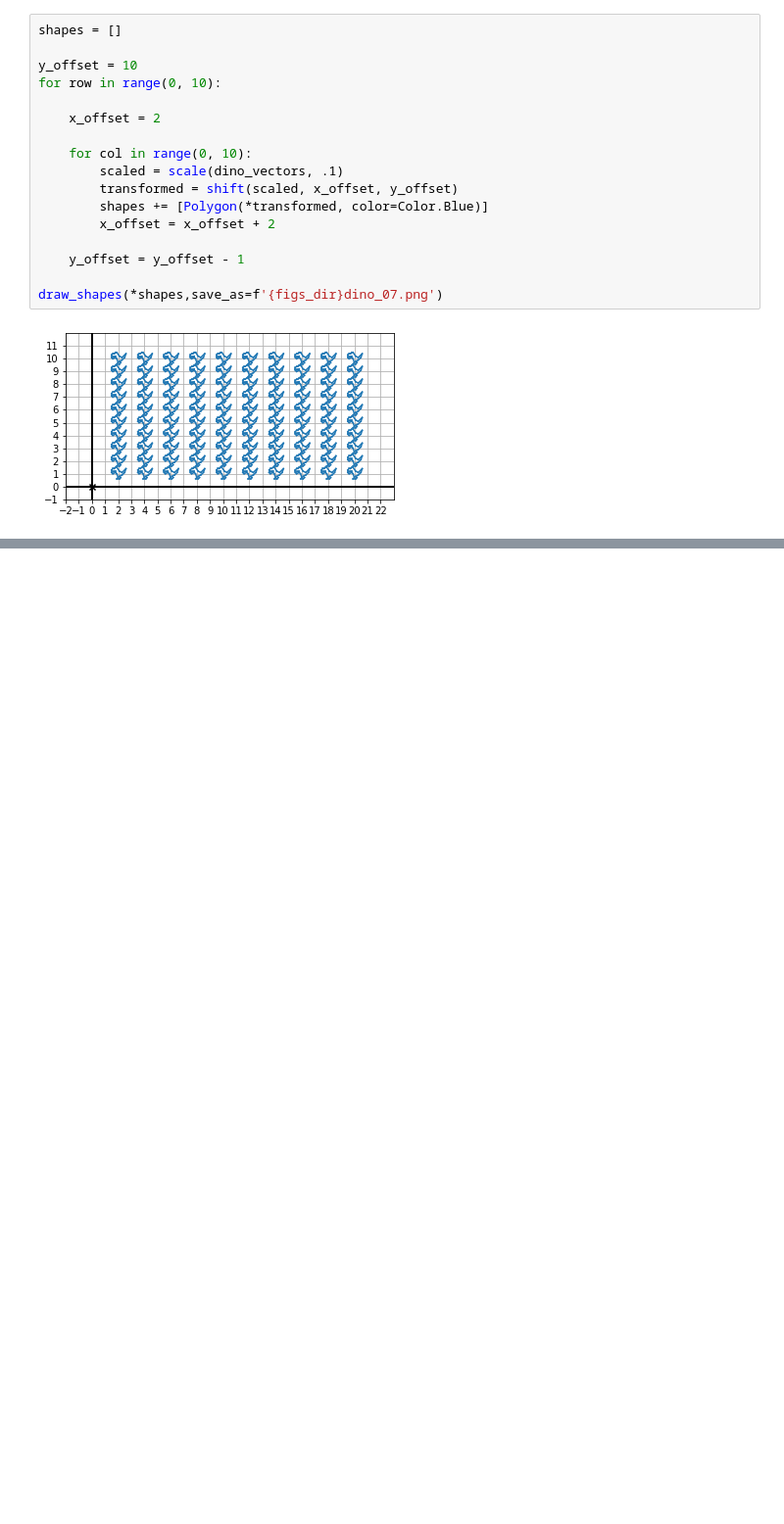
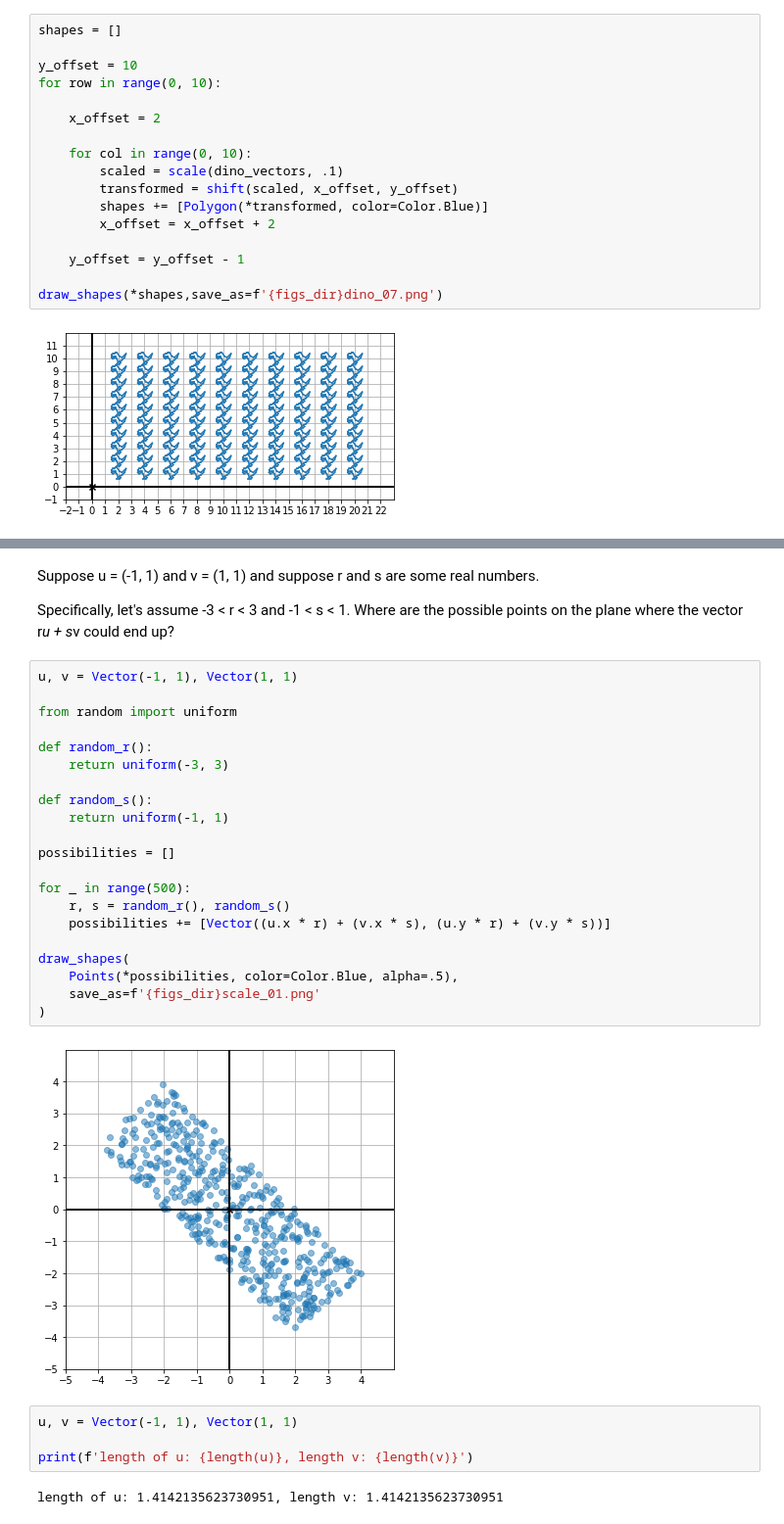
Before and after one commit to bmoretz/Quantitative-Development, a Jupyter notebook: notebooks/simple_vectors.ipynb, the cells around one changed output, grey strips where cells are left out. Shown at 98% size. Drawn from its saved outputs; the diff is of its cells as text; blank space fills up the shorter version.

```diff
--- a/notebooks/simple_vectors.ipynb
+++ b/notebooks/simple_vectors.ipynb
@@ -112,0 +126,33 @@ draw_shapes(*shapes,save_as=f'{figs_dir}dino_07.png')
+# %% [markdown]
+Suppose u = (-1, 1) and v = (1, 1) and suppose r and s are some real numbers.
+
+Specifically, let's assume -3 < r < 3 and -1 < s < 1. Where are the possible points on the plane where the vector r*u + s*v could end up?
+# %%
+u, v = Vector(-1, 1), Vector(1, 1)
+
+from random import uniform
+
+def random_r():
+    return uniform(-3, 3)
+
+def random_s():
+    return uniform(-1, 1)
+
+possibilities = []
+
+for _ in range(500):
+    r, s = random_r(), random_s()
+    possibilities += [Vector((u.x * r) + (v.x * s), (u.y * r) + (v.y * s))]
+
+draw_shapes(
+    Points(*possibilities, color=Color.Blue, alpha=.5),
+    save_as=f'{figs_dir}scale_01.png'
+)
+# %% [output]
+[figure, added]
+# %%
+u, v = Vector(-1, 1), Vector(1, 1)
+
+print(f'length of u: {length(u)}, length v: {length(v)}')
+# %% [output]
+length of u: 1.4142135623730951, length v: 1.4142135623730951
```
Also changed, not shown: parts of 3 cells of this notebook, 8 other files.
